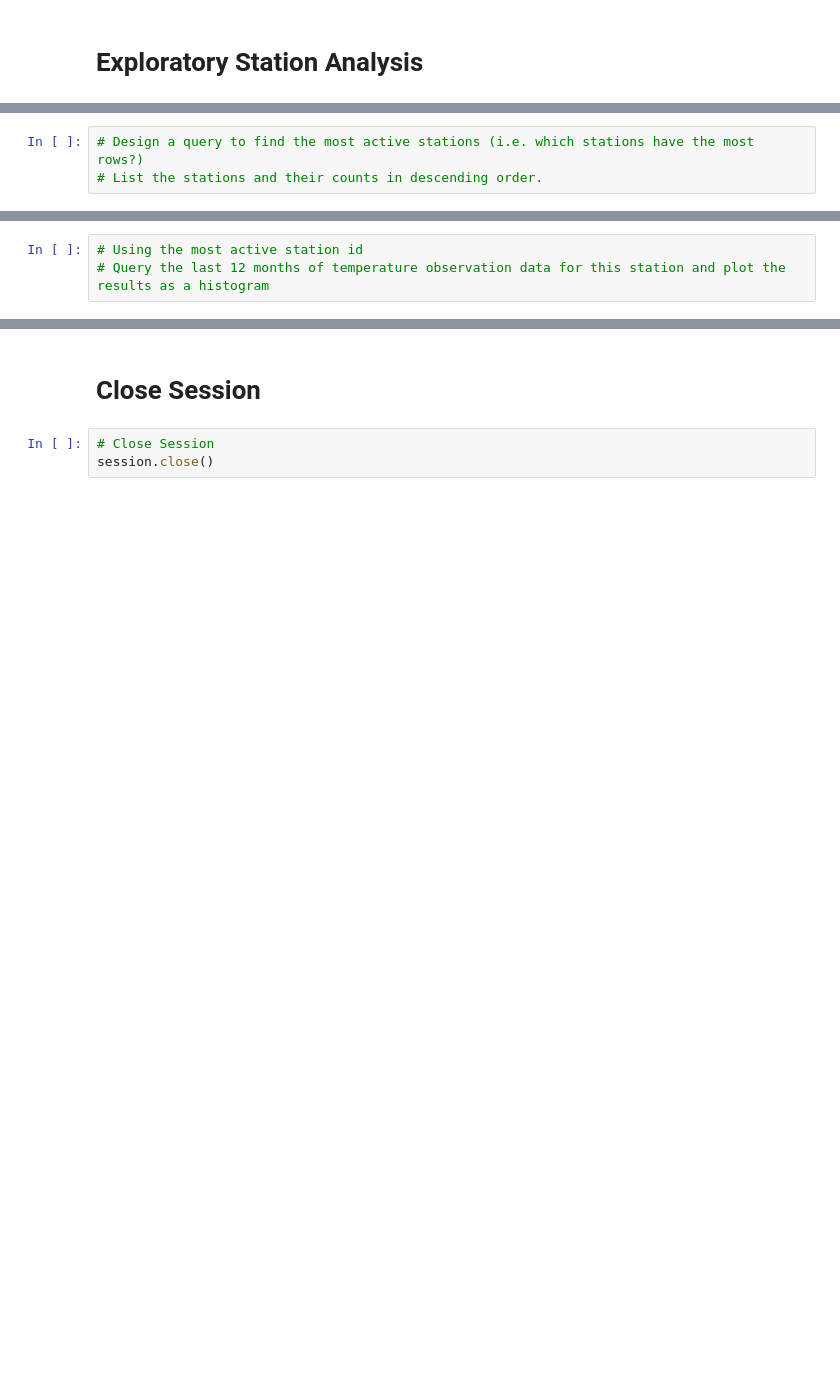
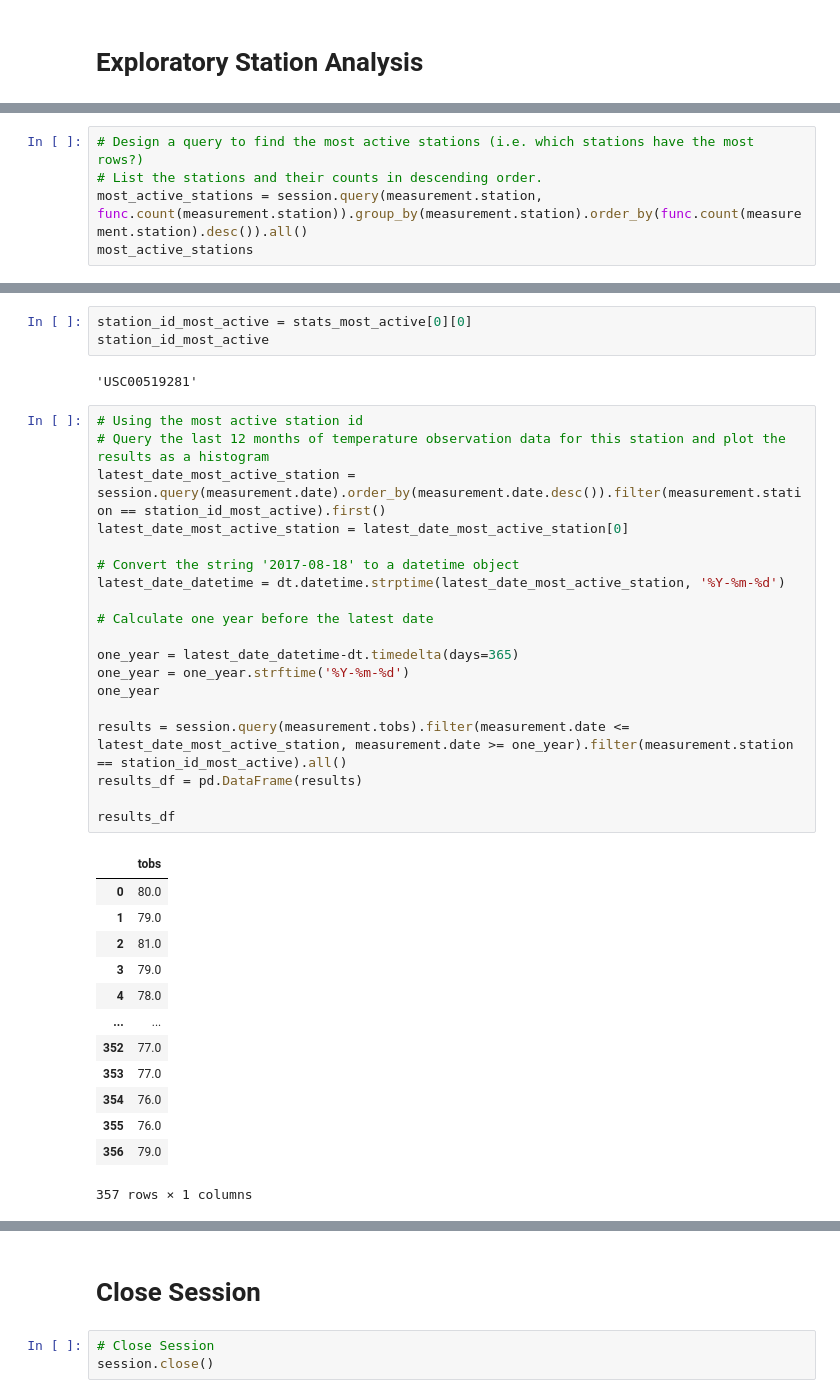
Before and after one commit to chris-yujin/sqlalchemy-challenge, a Jupyter notebook: Starter_Code/climate_starter.ipynb, the cells around one changed output, grey strips where cells are left out. Saved outputs shown, nothing was run; the diff lists cells and outputs as text; blank space fills up the shorter version.

```diff
--- a/Starter_Code/climate_starter.ipynb
+++ b/Starter_Code/climate_starter.ipynb
@@ -111,3 +128,5 @@ sorted_df
 # %%
 # Design a query to find the most active stations (i.e. which stations have the most rows?)
 # List the stations and their counts in descending order.
+most_active_stations = session.query(measurement.station, func.count(measurement.station)).group_by(measurement.station).order_by(func.count(measurement.station).desc()).all()
+most_active_stations
@@ -116,3 +160,38 @@ sorted_df
-# %%
-# Using the most active station id
-# Query the last 12 months of temperature observation data for this station and plot the results as a histogram
+# %%
+station_id_most_active = stats_most_active[0][0]
+station_id_most_active
+# %% [output]
+'USC00519281'
+# %%
+# Using the most active station id
+# Query the last 12 months of temperature observation data for this station and plot the results as a histogram
+latest_date_most_active_station = session.query(measurement.date).order_by(measurement.date.desc()).filter(measurement.station == station_id_most_active).first()
+latest_date_most_active_station = latest_date_most_active_station[0]
+
+# Convert the string '2017-08-18' to a datetime object
+latest_date_datetime = dt.datetime.strptime(latest_date_most_active_station, '%Y-%m-%d')
+
+# Calculate one year before the latest date
+
+one_year = latest_date_datetime-dt.timedelta(days=365)
+one_year = one_year.strftime('%Y-%m-%d')
+one_year
+
+results = session.query(measurement.tobs).filter(measurement.date <= latest_date_most_active_station, measurement.date >= one_year).filter(measurement.station == station_id_most_active).all()
+results_df = pd.DataFrame(results)
+
+results_df
+# %% [output]
+|  | tobs |
+| 0 | 80.0 |
+| 1 | 79.0 |
+| 2 | 81.0 |
+| 3 | 79.0 |
+| 4 | 78.0 |
+| ... | ... |
+| 352 | 77.0 |
+| 353 | 77.0 |
+| 354 | 76.0 |
+| 355 | 76.0 |
+| 356 | 79.0 |
+357 rows × 1 columns
```
Also changed, not shown: parts of 11 cells of this notebook, 1 other file.
